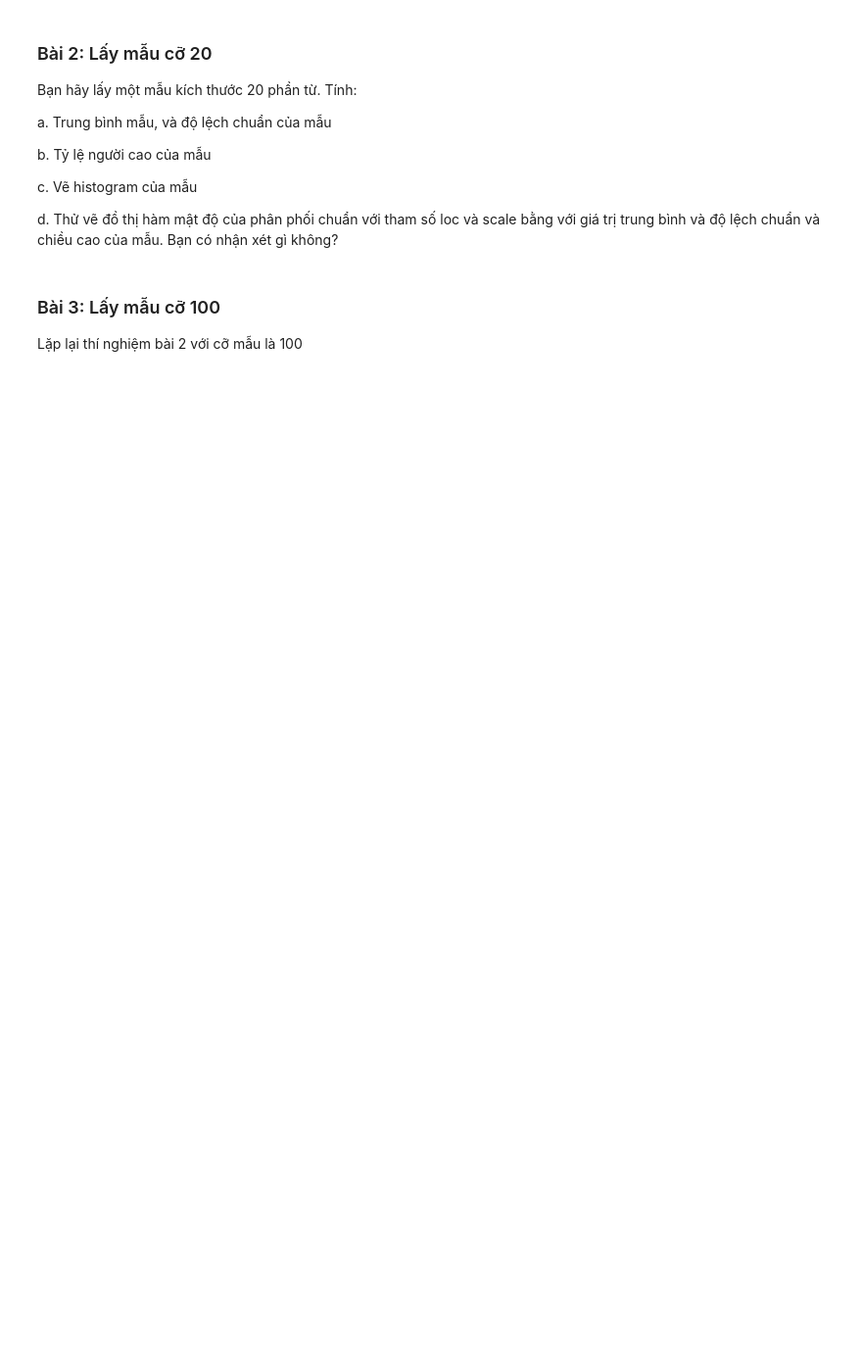
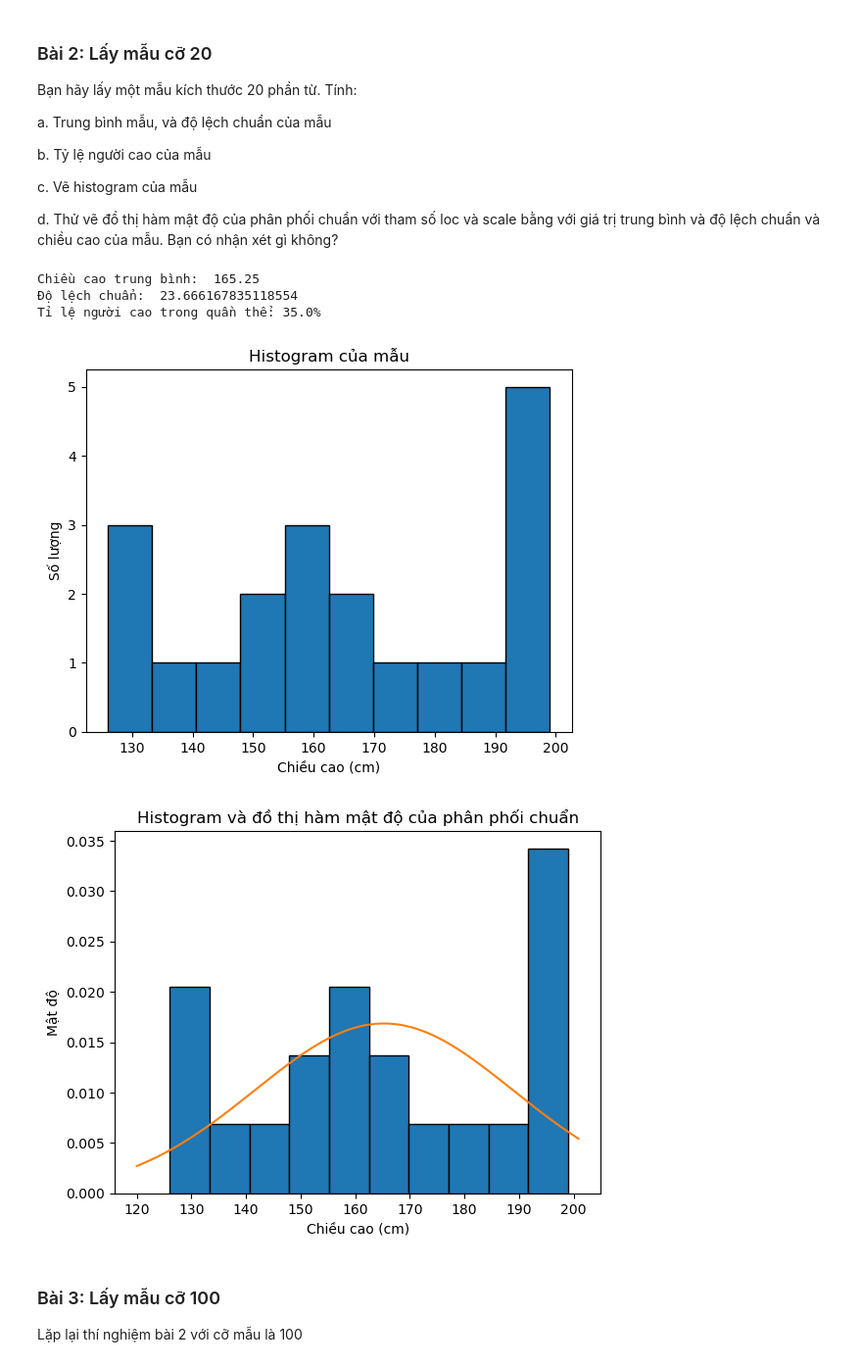
Before and after one commit to HueVuong12/Computer-Statistics, a Jupyter notebook: 16_VuongNgocHue_ex5/16_VuongNgocHue_ex5.ipynb, the cells around one changed output. Shown at 98% size. Drawn from its saved outputs; the diff is of its cells as text; code cells hidden in the pictures; blank space fills up the shorter version.

```diff
--- a/16_VuongNgocHue_ex5/16_VuongNgocHue_ex5.ipynb
+++ b/16_VuongNgocHue_ex5/16_VuongNgocHue_ex5.ipynb
@@ -28,6 +62,37 @@ b. Tỷ lệ người cao của mẫu
 c. Vẽ histogram của mẫu
 
 d. Thử vẽ đồ thị hàm mật độ của phân phối chuẩn với tham số loc và scale bằng với giá trị trung bình và độ lệch chuẩn và chiều cao của mẫu. Bạn có nhận xét gì không?
+# %%
+M20 = np.random.choice(POP,size = (20))
+mean_of_M20 = np.mean(M20)
+print("Chiều cao trung bình: ",mean_of_M20)
+std_M20 = np.std(M20)
+print("Độ lệch chuẩn: ",std_M20)
+
+high_M20 = M20[M20 > 180]
+print("Tỉ lệ người cao trong quần thể: {}% ".format((len(high_M20)/len(M20))*100))
+
+plt.hist(M20, bins=10, edgecolor='black')
+plt.xlabel('Chiều cao (cm)')
+plt.ylabel('Số lượng')
+plt.title('Histogram của mẫu')
+plt.show()
+
+
+x_axis = np.arange(min_height, max_height, 0.1)
+y_axis = stats.norm.pdf(x_axis, loc=mean_of_M20, scale=std_M20)
+plt.hist(M20, bins=10, density=True, edgecolor='black')
+plt.plot(x_axis, y_axis)
+plt.xlabel('Chiều cao (cm)')
+plt.ylabel('Mật độ')
+plt.title('Histogram và đồ thị hàm mật độ của phân phối chuẩn')
+plt.show()
+# %% [output]
+Chiều cao trung bình:  165.25
+Độ lệch chuẩn:  23.666167835118554
+Tỉ lệ người cao trong quần thể: 35.0%
+[figure, added]
+[figure, added]
 # %% [markdown]
 ### Bài 3: Lấy mẫu cỡ 100
 
```
Also changed, not shown: parts of 8 cells of this notebook, 1 other file.
